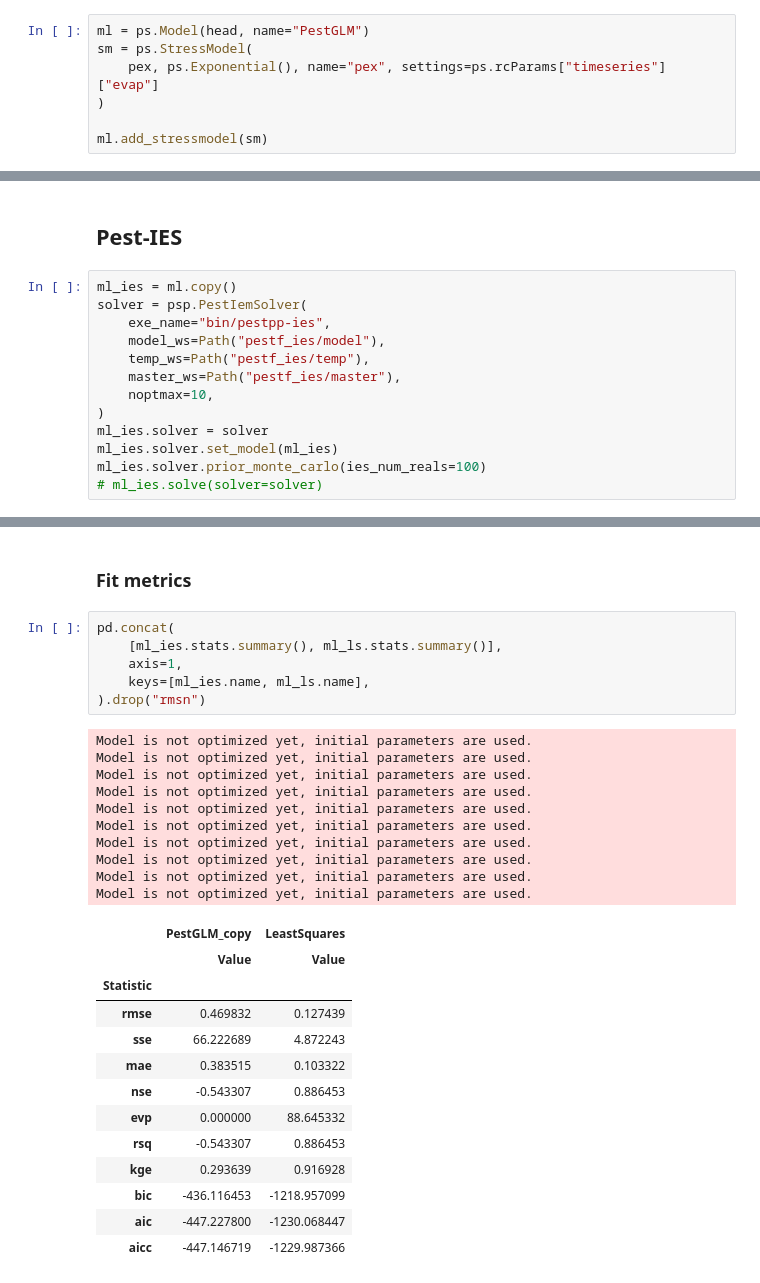
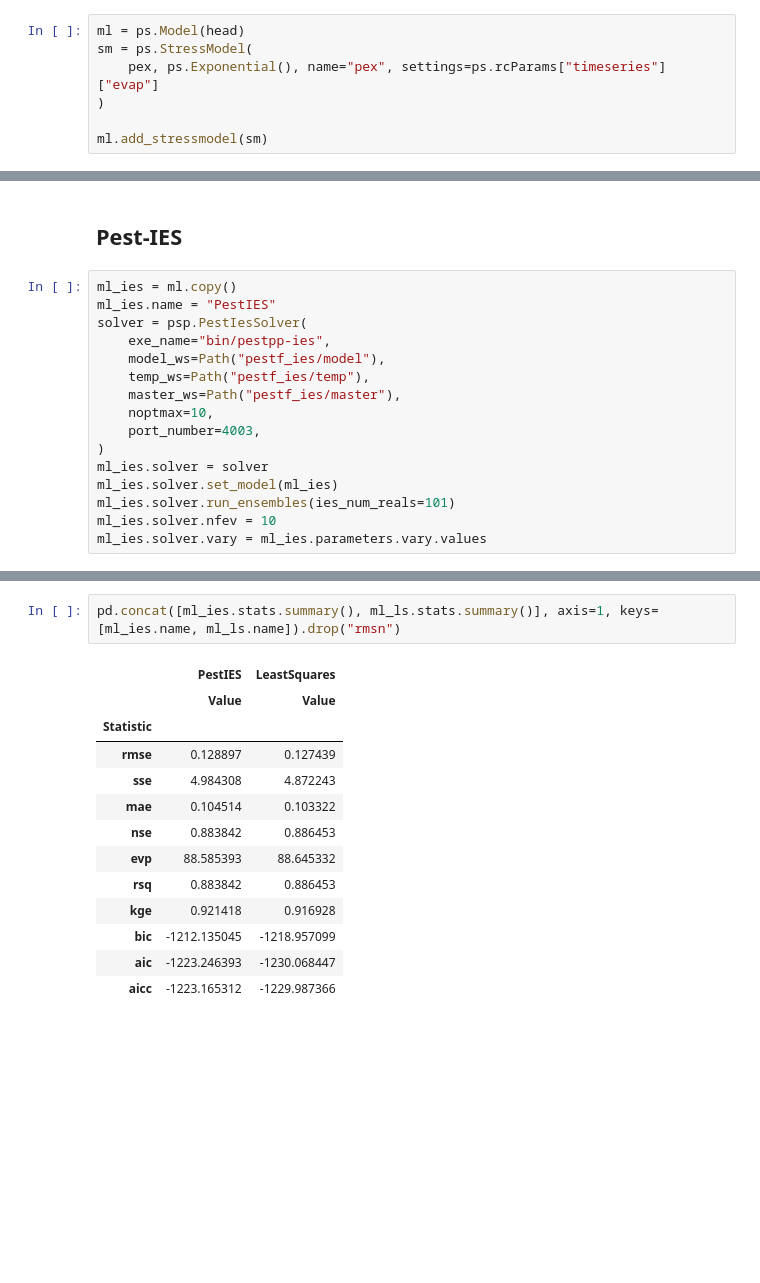
Before and after one commit to pastas/pastas-plugins, a Jupyter notebook: docs/examples/pest_pastas_ies.ipynb, the cells around one changed output, grey strips where cells are left out. Cells and saved outputs as stored; diff of their text form; blank space fills up the shorter version.

```diff
--- a/docs/examples/pest_pastas_ies.ipynb
+++ b/docs/examples/pest_pastas_ies.ipynb
@@ -46,7 +42,7 @@ pex = (prec - evap).dropna().rename("PrecipitationExcess")
 # %% [markdown]
 ## Create Model
 # %%
-ml = ps.Model(head, name="PestGLM")
+ml = ps.Model(head)
 sm = ps.StressModel(
     pex, ps.Exponential(), name="pex", settings=ps.rcParams["timeseries"]["evap"]
 )
@@ -82,15 +78,18 @@ constant_d   27.508810   27.902000  True
 ## Pest-IES
 # %%
 ml_ies = ml.copy()
-solver = psp.PestIemSolver(
+ml_ies.name = "PestIES"
+solver = psp.PestIesSolver(
     exe_name="bin/pestpp-ies",
     model_ws=Path("pestf_ies/model"),
     temp_ws=Path("pestf_ies/temp"),
     master_ws=Path("pestf_ies/master"),
     noptmax=10,
+    port_number=4003,
 )
 ml_ies.solver = solver
 ml_ies.solver.set_model(ml_ies)
-ml_ies.solver.prior_monte_carlo(ies_num_reals=100)
-# ml_ies.solve(solver=solver)
+ml_ies.solver.run_ensembles(ies_num_reals=101)
+ml_ies.solver.nfev = 10
+ml_ies.solver.vary = ml_ies.parameters.vary.values
 # %% [output]
@@ -158,32 +174,16 @@ Model is not optimized yet, initial parameters are used.
-# %% [markdown]
-### Fit metrics
 # %%
-pd.concat(
-    [ml_ies.stats.summary(), ml_ls.stats.summary()],
-    axis=1,
-    keys=[ml_ies.name, ml_ls.name],
-).drop("rmsn")
+pd.concat([ml_ies.stats.summary(), ml_ls.stats.summary()], axis=1, keys=[ml_ies.name, ml_ls.name]).drop("rmsn")
 # %% [output]
-Model is not optimized yet, initial parameters are used.
-Model is not optimized yet, initial parameters are used.
-Model is not optimized yet, initial parameters are used.
-Model is not optimized yet, initial parameters are used.
-Model is not optimized yet, initial parameters are used.
-Model is not optimized yet, initial parameters are used.
-Model is not optimized yet, initial parameters are used.
-Model is not optimized yet, initial parameters are used.
-Model is not optimized yet, initial parameters are used.
-Model is not optimized yet, initial parameters are used.
-|  | PestGLM_copy | LeastSquares |
+|  | PestIES | LeastSquares |
 |  | Value | Value |
 | Statistic |  |  |
-| rmse | 0.469832 | 0.127439 |
-| sse | 66.222689 | 4.872243 |
-| mae | 0.383515 | 0.103322 |
-| nse | -0.543307 | 0.886453 |
-| evp | 0.000000 | 88.645332 |
-| rsq | -0.543307 | 0.886453 |
-| kge | 0.293639 | 0.916928 |
-| bic | -436.116453 | -1218.957099 |
-| aic | -447.227800 | -1230.068447 |
-| aicc | -447.146719 | -1229.987366 |
+| rmse | 0.128897 | 0.127439 |
+| sse | 4.984308 | 4.872243 |
+| mae | 0.104514 | 0.103322 |
+| nse | 0.883842 | 0.886453 |
+| evp | 88.585393 | 88.645332 |
+| rsq | 0.883842 | 0.886453 |
+| kge | 0.921418 | 0.916928 |
+| bic | -1212.135045 | -1218.957099 |
+| aic | -1223.246393 | -1230.068447 |
+| aicc | -1223.165312 | -1229.987366 |
```
Also changed, not shown: parts of 15 cells of this notebook.
